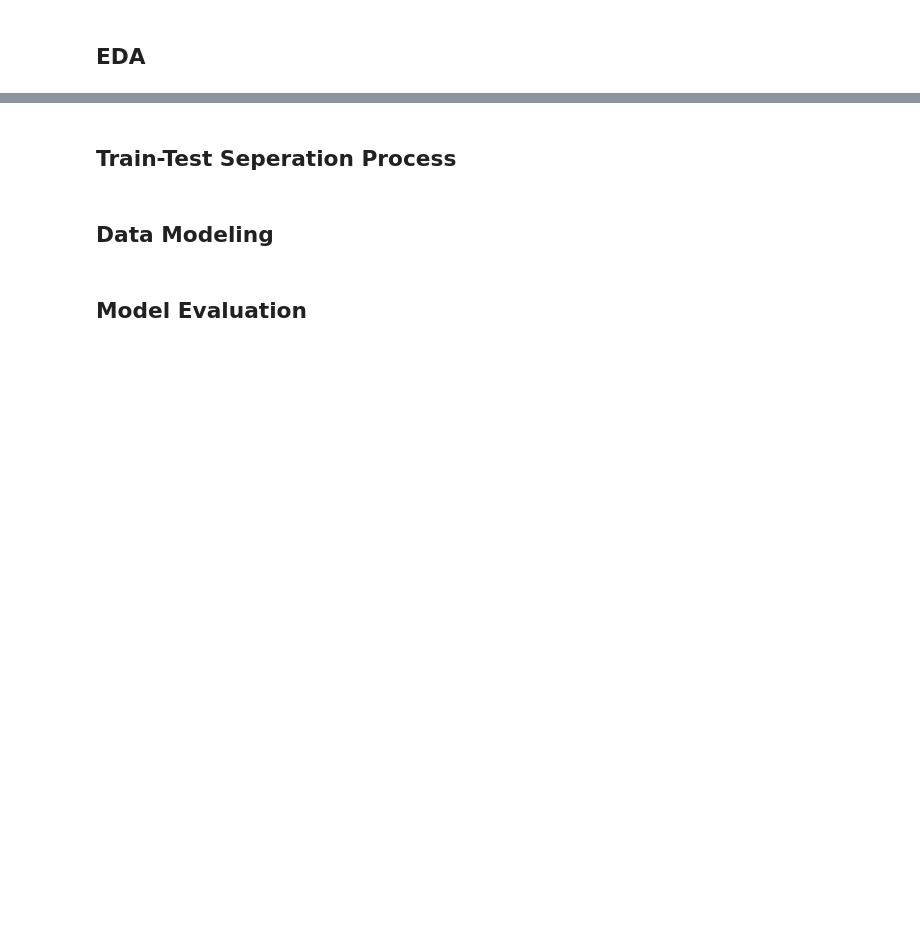
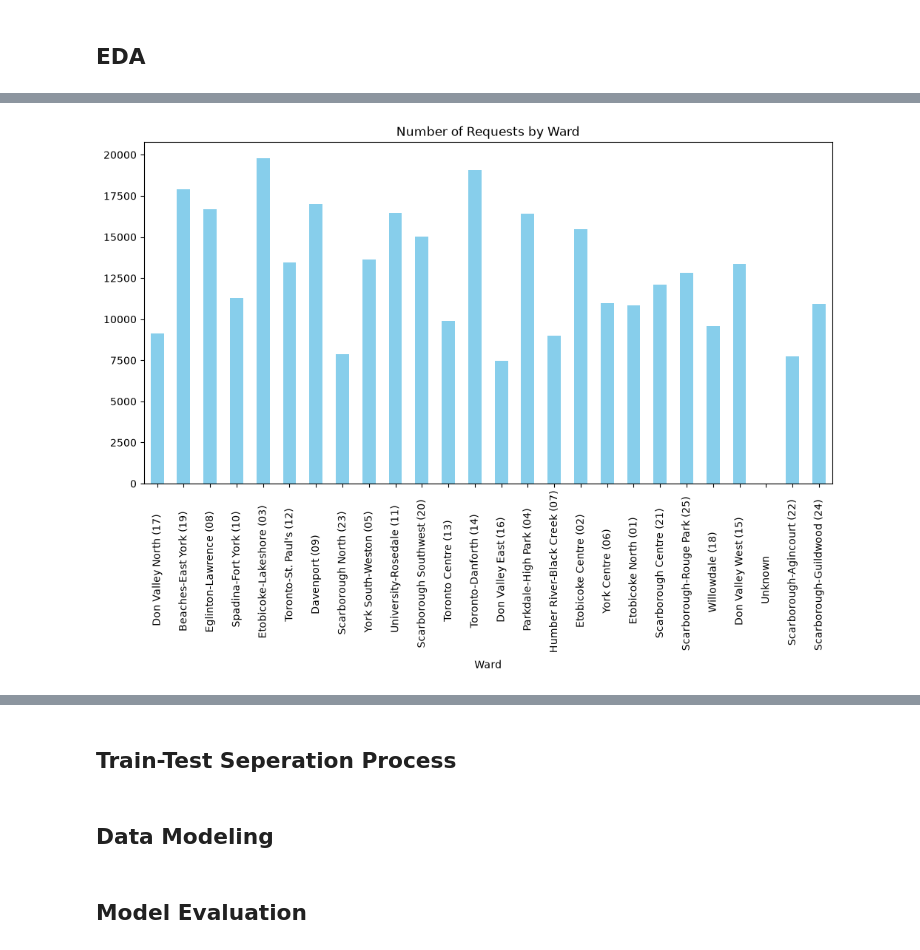
Before and after one commit to Mert30/toronto_311_project, a Jupyter notebook: notebook/toronto_311_requests.ipynb, the cells around one changed output, grey strips where cells are left out. Saved outputs shown, nothing was run; the diff lists cells and outputs as text; code cells hidden in the pictures; blank space fills up the shorter version.

Commit message:
'Visualisation and some data cleaning tasks have been carried out.'

```diff
--- a/notebook/toronto_311_requests.ipynb
+++ b/notebook/toronto_311_requests.ipynb
@@ -33,2 +45,8 @@ ParserError: Error tokenizing data. C error: Expected 9 fields in line 70123, sa
+# %%
+file_dir = 'C:\\Users\\Casper\\Desktop\\VS-CODE\\DataScienceProjects\\toronto_311_project\\data\\311_Service_Requests_2021.zip_unzipped\\SR2021.csv'
+
+data_311_requests = pd.read_csv(
+    file_dir,
+    on_bad_lines='skip')
 # %%
 # Data Overview for 311 Service Requests
@@ -40,0 +142,11 @@ data_wards.head()
+# %%
+# Remove leading and trailing whitespace characters from column names
+data_311_requests.columns = data_311_requests.columns.str.strip()
+# %%
+# Date Conversion: Convert the 'Creation Date' column to datetime format for easier analysis and manipulation of date-related data.
+data_311_requests['Creation Date'] = pd.to_datetime(data_311_requests['Creation Date'])
+# %%
+# Looking at the number of requests by ward
+data_311_requests['Ward'].value_counts(sort=False).plot(kind='bar', figsize=(12, 6), title='Number of Requests by Ward', color='skyblue');
+# %% [output]
+[figure, added]
```
Also changed, not shown: parts of 23 cells of this notebook, 1 other file.
